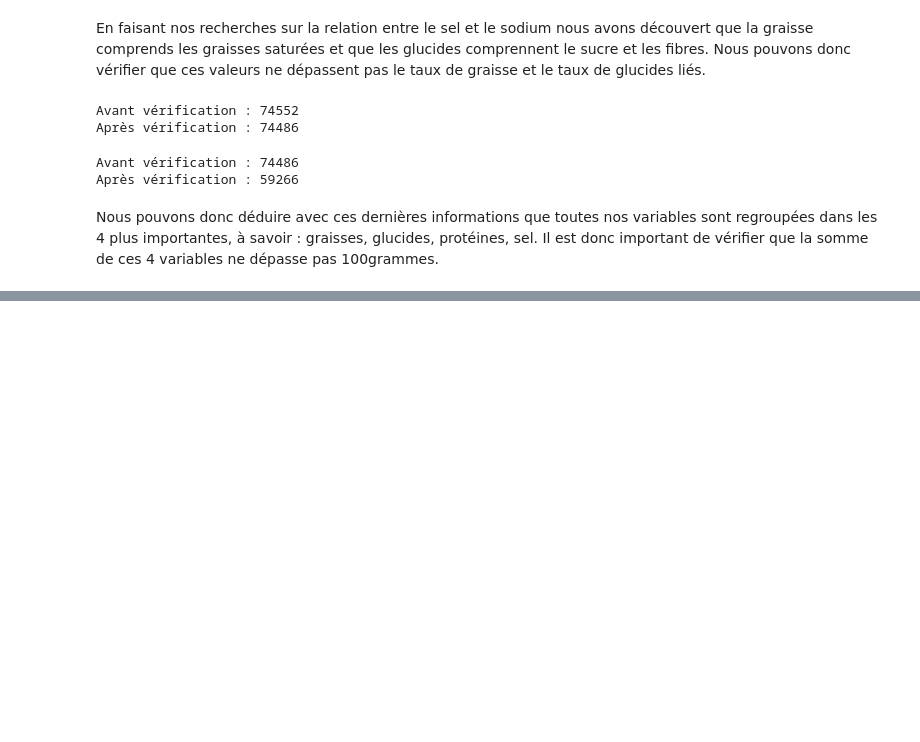
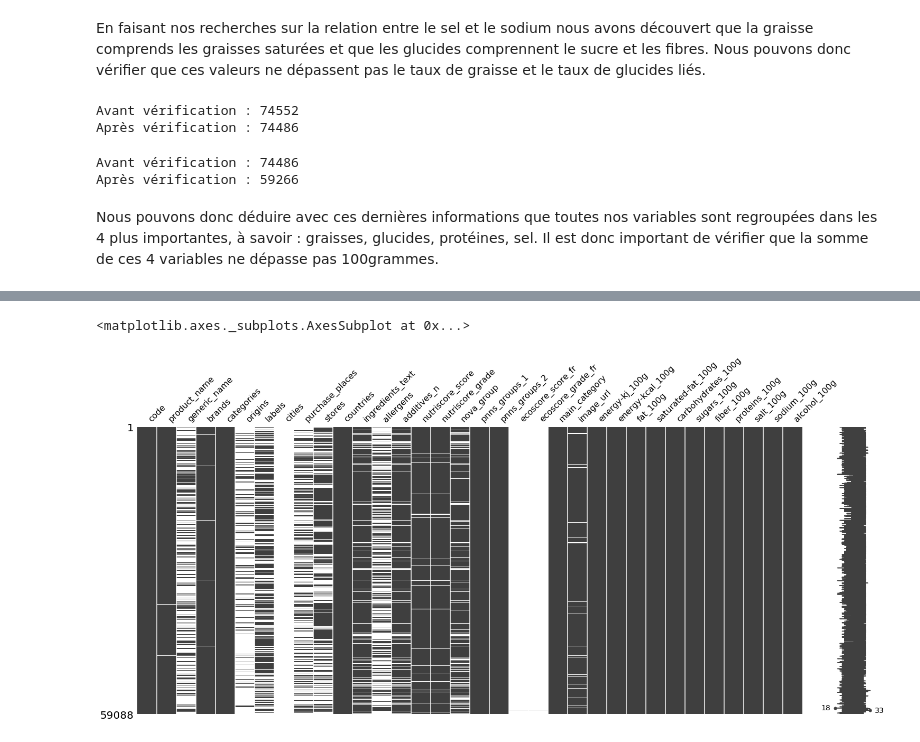
Before and after one commit to anbaut/Application-au-service-de-la-sante-publique, a Jupyter notebook: PSanté_01_notebooknettoyage.ipynb, the cells around one changed output, grey strips where cells are left out. Saved outputs shown, nothing was run; the diff lists cells and outputs as text; code cells hidden in the pictures; blank space fills up the shorter version.

```diff
--- a/PSanté_01_notebooknettoyage.ipynb
+++ b/PSanté_01_notebooknettoyage.ipynb
@@ -205,0 +235,8 @@ print("Après vérification :",df["code"].count())
+# %%
+df['energy-kcal_100g']=df['fat_100g']*9+df['carbohydrates_100g']*4+df['proteins_100g']*4+df['alcohol_100g']*7
+df['energy-kj_100g']=df['energy-kcal_100g']*4.184
+# %%
+msno.matrix(df)
+# %% [output]
+<matplotlib.axes._subplots.AxesSubplot at 0x...>
+[figure, added]
```
Also changed, not shown: parts of 15 cells of this notebook.
